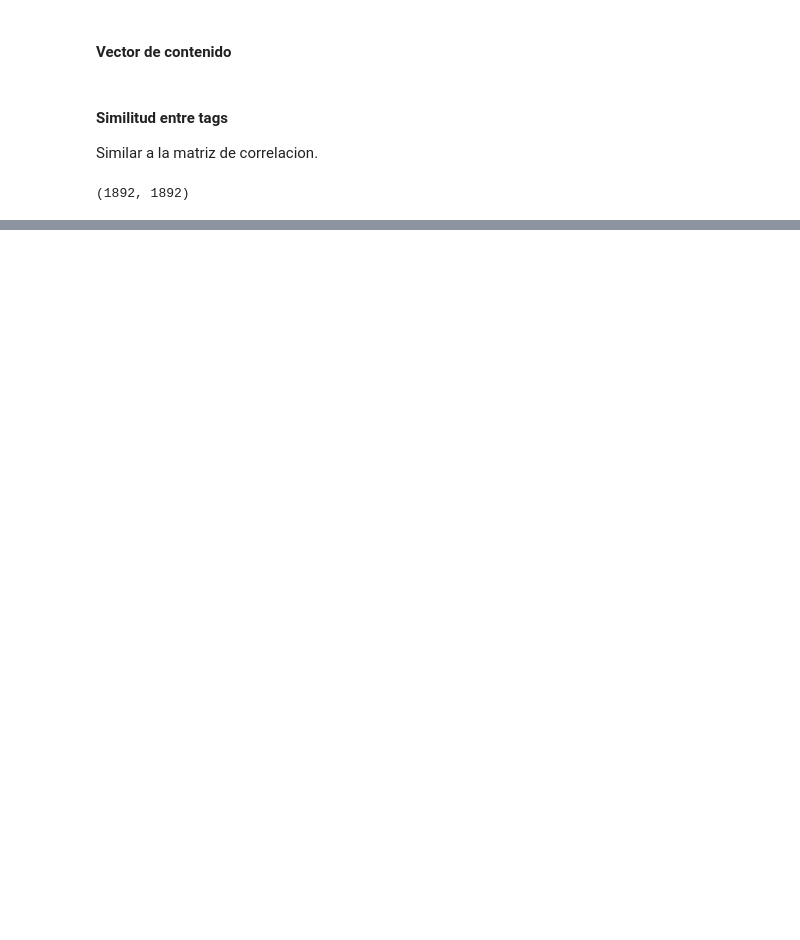
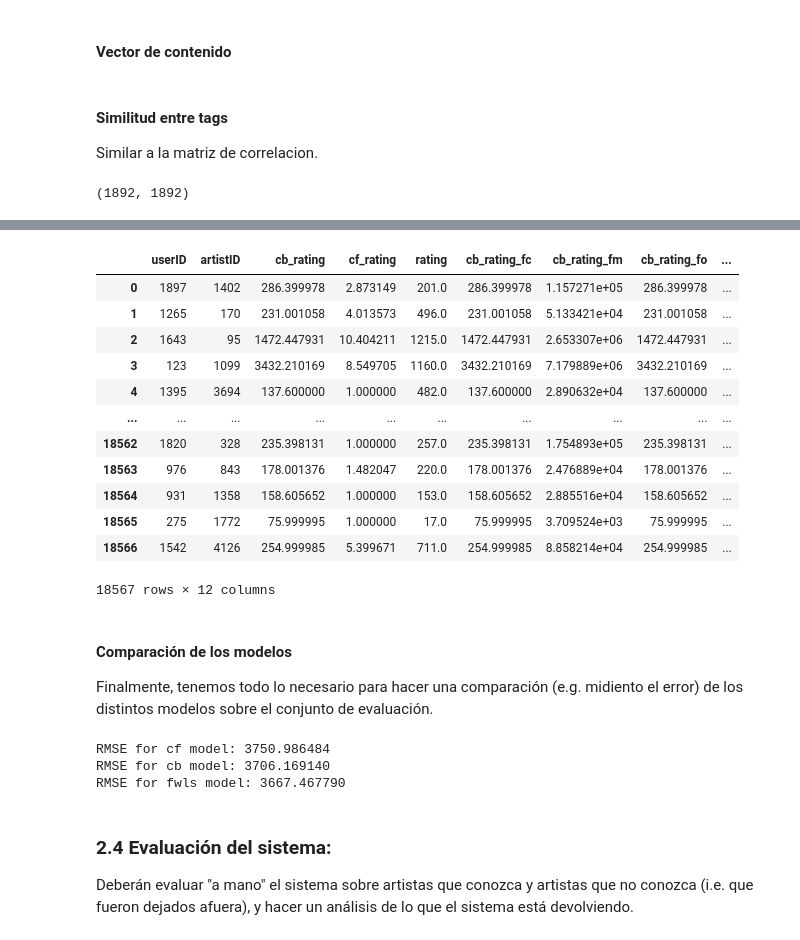
Before and after one commit to ser0090/dipdata, a Jupyter notebook: recsys/notebooks/practico.ipynb, the cells around one changed output, grey strips where cells are left out. Cells and saved outputs as stored; diff of their text form; code cells hidden in the pictures; blank space fills up the shorter version.

```diff
--- a/recsys/notebooks/practico.ipynb
+++ b/recsys/notebooks/practico.ipynb
@@ -430,0 +597,2 @@ Este ejercicio lo deberán completar quienes hayan realizado ambas partes de la
+# %%
+cb_model = GenresBasedFilter(artist_tags_table).fit(ratings_train)
@@ -430,0 +732,13 @@ Este ejercicio lo deberán completar quienes hayan realizado ambas partes de la
+# %%
+transformed_ratings_test = []
+
+for u, m, r in tqdm(ratings_test):
+    transformed_ratings_test.append({
+        "userID": u,
+        "artistID": m,
+        "cb_rating": cb_model.predict(u, m),
+        "cf_rating": cf_model.predict(u, m).est,
+        "rating": r
+    })
+
+transformed_ratings_test = pd.DataFrame(transformed_ratings_test)
@@ -430,0 +761,60 @@ Este ejercicio lo deberán completar quienes hayan realizado ambas partes de la
+# %%
+for base_model in ["cb", "cf"]:
+    transformed_ratings_test["{}_rating_fc".format(base_model)] =\
+        transformed_ratings_test.apply(
+            lambda row: row["{}_rating".format(base_model)] * feature_function_constant(),
+            axis=1
+        )
+    transformed_ratings_test["{}_rating_fm".format(base_model)] =\
+        transformed_ratings_test.apply(
+            lambda row: row["{}_rating".format(base_model)] * feature_function_mean(row["userID"]),
+            axis=1
+        )
+    transformed_ratings_test["{}_rating_fo".format(base_model)] =\
+        transformed_ratings_test.apply(
+            lambda row: row["{}_rating".format(base_model)] * feature_function_over(row["userID"]),
+            axis=1
+        )
+
+transformed_ratings_test["fwls_rating"] = fwls_model.predict(transformed_ratings_test[feature_cols])
+# %%
+transformed_ratings_test
+# %% [output]
+|  | userID | artistID | cb_rating | cf_rating | rating | cb_rating_fc | cb_rating_fm | cb_rating_fo | ... |
+| 0 | 1897 | 1402 | 286.399978 | 2.873149 | 201.0 | 286.399978 | 1.157271e+05 | 286.399978 | ... |
+| 1 | 1265 | 170 | 231.001058 | 4.013573 | 496.0 | 231.001058 | 5.133421e+04 | 231.001058 | ... |
+| 2 | 1643 | 95 | 1472.447931 | 10.404211 | 1215.0 | 1472.447931 | 2.653307e+06 | 1472.447931 | ... |
+| 3 | 123 | 1099 | 3432.210169 | 8.549705 | 1160.0 | 3432.210169 | 7.179889e+06 | 3432.210169 | ... |
+| 4 | 1395 | 3694 | 137.600000 | 1.000000 | 482.0 | 137.600000 | 2.890632e+04 | 137.600000 | ... |
+| ... | ... | ... | ... | ... | ... | ... | ... | ... | ... |
+| 18562 | 1820 | 328 | 235.398131 | 1.000000 | 257.0 | 235.398131 | 1.754893e+05 | 235.398131 | ... |
+| 18563 | 976 | 843 | 178.001376 | 1.482047 | 220.0 | 178.001376 | 2.476889e+04 | 178.001376 | ... |
+| 18564 | 931 | 1358 | 158.605652 | 1.000000 | 153.0 | 158.605652 | 2.885516e+04 | 158.605652 | ... |
+| 18565 | 275 | 1772 | 75.999995 | 1.000000 | 17.0 | 75.999995 | 3.709524e+03 | 75.999995 | ... |
+| 18566 | 1542 | 4126 | 254.999985 | 5.399671 | 711.0 | 254.999985 | 8.858214e+04 | 254.999985 | ... |
+18567 rows × 12 columns
+# %% [markdown]
+#### Comparación de los modelos
+
+Finalmente, tenemos todo lo necesario para hacer una comparación (e.g. midiento el error) de los distintos modelos sobre el conjunto de evaluación.
+# %%
+from sklearn.metrics import mean_squared_error
+
+for model in ["cf", "cb", "fwls"]:
+    rmse = np.sqrt(
+        mean_squared_error(
+            transformed_ratings_test["rating"],
+            transformed_ratings_test["{}_rating".format(model)]
+        )
+    )
+
+    print("RMSE for {} model: {:03f}".format(model, rmse))
+# %% [output]
+RMSE for cf model: 3750.986484
+RMSE for cb model: 3706.169140
+RMSE for fwls model: 3667.467790
+# %% [markdown]
+### 2.4 Evaluación del sistema:
+Deberán evaluar "a mano" el sistema sobre artistas que conozca y artistas que
+no conozca (i.e. que fueron dejados afuera), y hacer un análisis de lo que el
+sistema está devolviendo.
```
Also changed, not shown: parts of 40 cells of this notebook.
